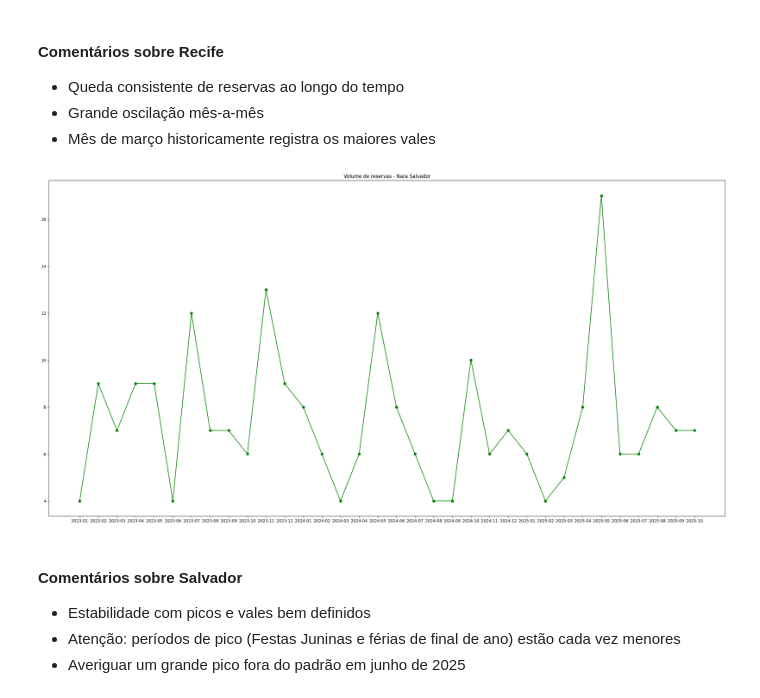
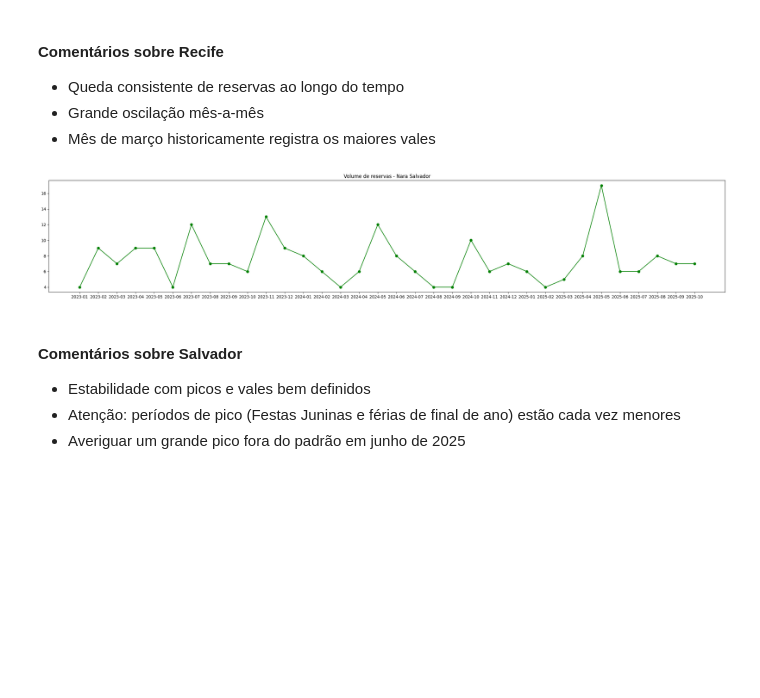
Before and after one commit to alexxjustino/ProjetoNaraSenac, a Jupyter notebook: narahoteis_novo_final_bruno.ipynb, the cells around one changed output. Saved outputs shown, nothing was run; the diff lists cells and outputs as text; code cells hidden in the pictures; blank space fills up the shorter version.

```diff
--- a/narahoteis_novo_final_bruno.ipynb
+++ b/narahoteis_novo_final_bruno.ipynb
@@ -1348,12 +1348,12 @@ plt.show()
 - Mês de março historicamente registra os maiores vales
 # %%
 #SALVADOR
-plt.figure(figsize=(30, 15))
+plt.figure(figsize=(30, 5))
 plt.plot(df_reservas_conf_ssa['mes_ano'],df_reservas_conf_ssa['id_reserva'], marker='o', linestyle='-', color='green')
 plt.title('Volume de reservas - Nara Salvador')
 plt.show()
 # %% [output]
-[figure, old version]
+[figure, new version]
 # %% [markdown]
 #### Comentários sobre Salvador
 - Estabilidade com picos e vales bem definidos
```
Also changed, not shown: parts of 17 cells of this notebook.
